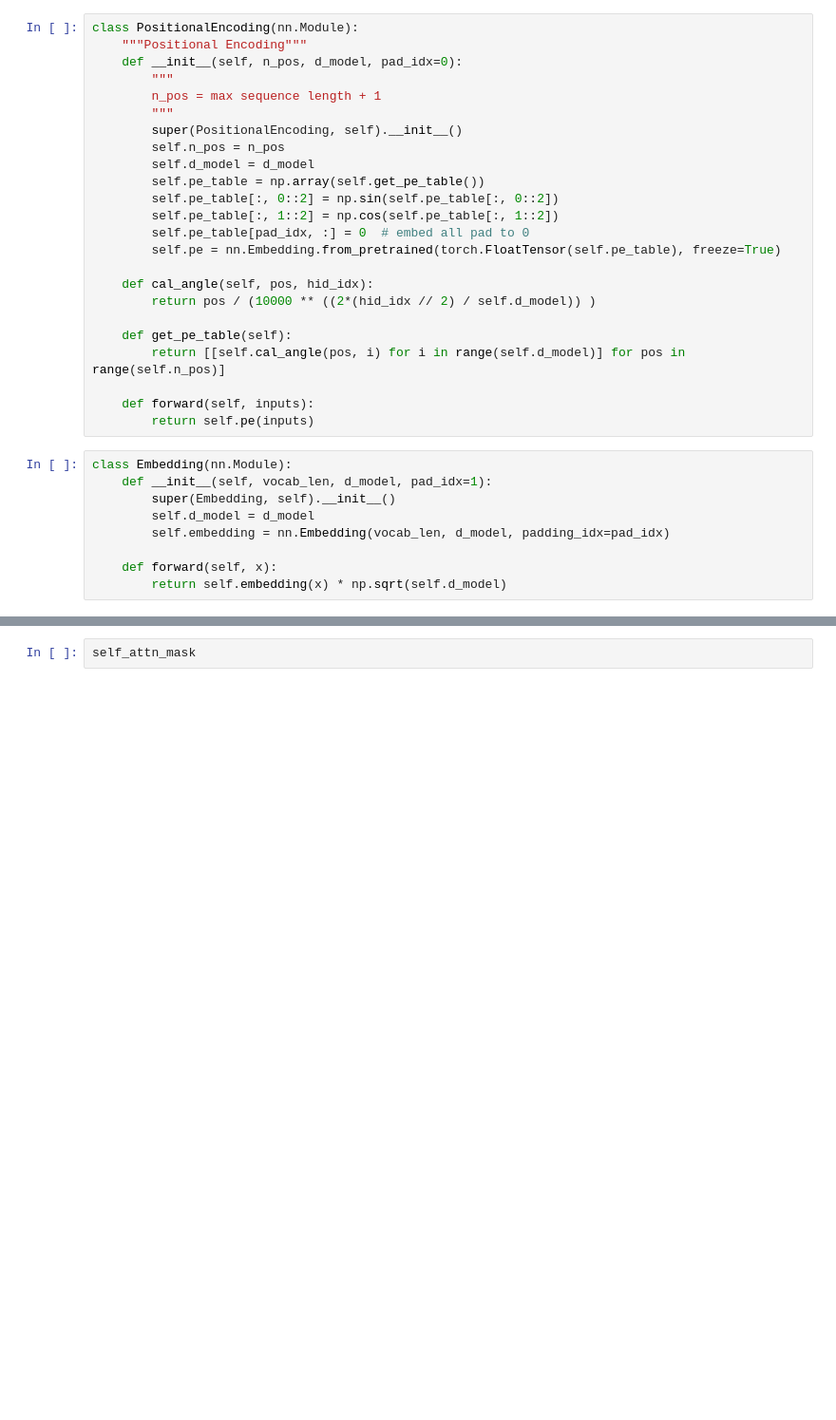
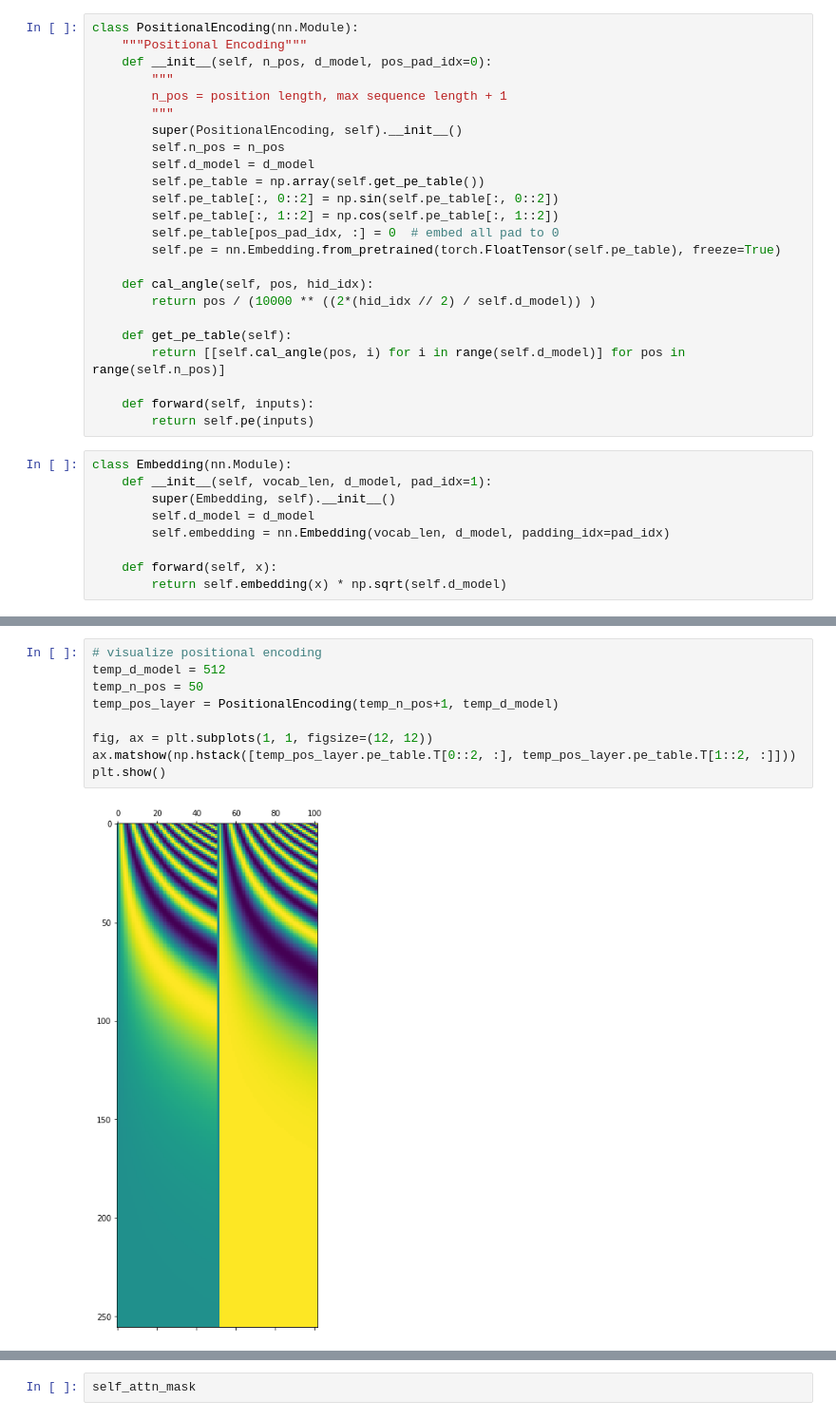
Before and after one commit to simonjisu/deepnlp_study, a Jupyter notebook: notebook/04_Transformer.ipynb, the cells around one changed output, grey strips where cells are left out. Shown at 95% size. Drawn from its saved outputs; the diff is of its cells as text; blank space fills up the shorter version.

```diff
--- a/notebook/04_Transformer.ipynb
+++ b/notebook/04_Transformer.ipynb
@@ -307,9 +421,9 @@ PE_{(pos, 2i+1)} &= cos(pos/10000^{2i / d_{model}}) \\
 # %%
 class PositionalEncoding(nn.Module):
     """Positional Encoding"""
-    def __init__(self, n_pos, d_model, pad_idx=0):
+    def __init__(self, n_pos, d_model, pos_pad_idx=0):
         """
-        n_pos = max sequence length + 1
+        n_pos = position length, max sequence length + 1
         """
         super(PositionalEncoding, self).__init__()
         self.n_pos = n_pos
@@ -317,7 +431,7 @@ class PositionalEncoding(nn.Module):
         self.pe_table = np.array(self.get_pe_table())
         self.pe_table[:, 0::2] = np.sin(self.pe_table[:, 0::2])
         self.pe_table[:, 1::2] = np.cos(self.pe_table[:, 1::2])
-        self.pe_table[pad_idx, :] = 0  # embed all pad to 0
+        self.pe_table[pos_pad_idx, :] = 0  # embed all pad to 0
         self.pe = nn.Embedding.from_pretrained(torch.FloatTensor(self.pe_table), freeze=True)
 
     def cal_angle(self, pos, hid_idx):
@@ -370,3 +496,14 @@ torch.Size([4, 4, 256])
+# %%
+# visualize positional encoding
+temp_d_model = 512
+temp_n_pos = 50
+temp_pos_layer = PositionalEncoding(temp_n_pos+1, temp_d_model)
+
+fig, ax = plt.subplots(1, 1, figsize=(12, 12))
+ax.matshow(np.hstack([temp_pos_layer.pe_table.T[0::2, :], temp_pos_layer.pe_table.T[1::2, :]]))
+plt.show()
+# %% [output]
+[figure, added]
 # %%
 def get_padding_mask(q, k=None, pad_idx=1, mode='attn'):
     """
```
Also changed, not shown: parts of 68 cells of this notebook.
